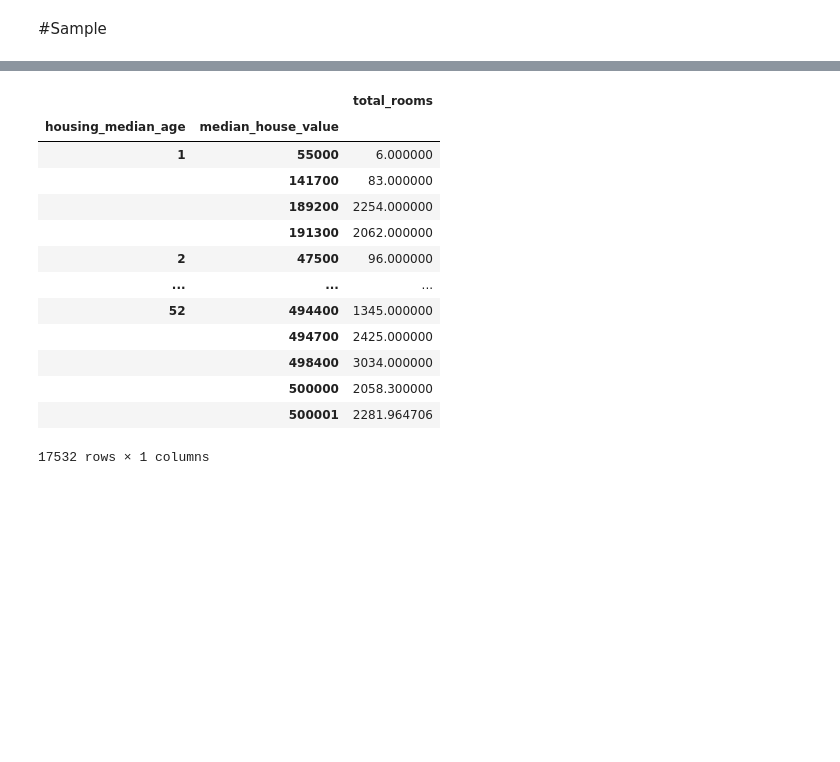
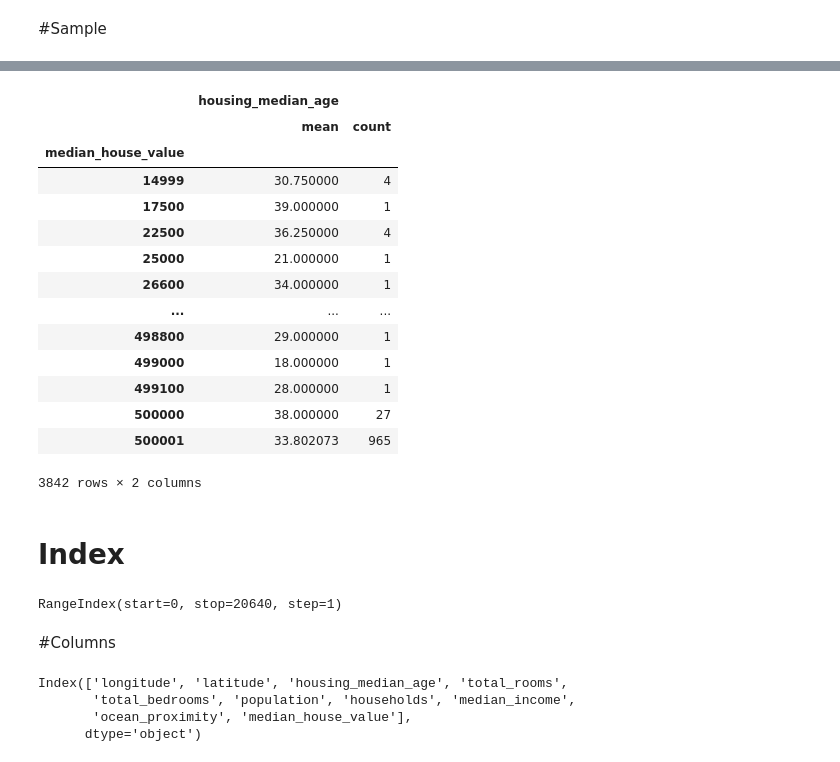
Before and after one commit to KARINAgoncalvesSOARES/Pandas, a Jupyter notebook: 20_funções_do_pandas_ipynbUntitled0.ipynb, the cells around one changed output, grey strips where cells are left out. Cells and saved outputs as stored; diff of their text form; code cells hidden in the pictures; blank space fills up the shorter version.

```diff
--- a/20_funções_do_pandas_ipynbUntitled0.ipynb
+++ b/20_funções_do_pandas_ipynbUntitled0.ipynb
@@ -270,17 +289,39 @@ arquivo.sample(n=8)
 # %%
-arquivo[['housing_median_age','median_house_value','total_rooms']].groupby(['housing_median_age','median_house_value']) .mean()
+arquivo[['median_house_value','housing_median_age']].groupby('median_house_value').agg(['mean','count'])
 # %% [output]
-|  |  | total_rooms |
-| housing_median_age | median_house_value |  |
-| 1 | 55000 | 6.000000 |
-|  | 141700 | 83.000000 |
-|  | 189200 | 2254.000000 |
-|  | 191300 | 2062.000000 |
-| 2 | 47500 | 96.000000 |
+|  | housing_median_age |  |
+|  | mean | count |
+| median_house_value |  |  |
+| 14999 | 30.750000 | 4 |
+| 17500 | 39.000000 | 1 |
+| 22500 | 36.250000 | 4 |
+| 25000 | 21.000000 | 1 |
+| 26600 | 34.000000 | 1 |
 | ... | ... | ... |
-| 52 | 494400 | 1345.000000 |
-|  | 494700 | 2425.000000 |
-|  | 498400 | 3034.000000 |
-|  | 500000 | 2058.300000 |
-|  | 500001 | 2281.964706 |
+| 498800 | 29.000000 | 1 |
+| 499000 | 18.000000 | 1 |
+| 499100 | 28.000000 | 1 |
+| 500000 | 38.000000 | 27 |
+| 500001 | 33.802073 | 965 |
-17532 rows × 1 columns
+3842 rows × 2 columns
+# %% [markdown]
+# Index
+# %%
+#start: O valor do parâmetro inicial0 ( se não for fornecido).
+
+#stop: O valor do parâmetro de parada .
+
+#step: O valor do parâmetro de etapa1 ( se não for fornecido).
+
+arquivo.index
+# %% [output]
+RangeIndex(start=0, stop=20640, step=1)
+# %% [markdown]
+#Columns
+# %%
+arquivo.columns
+# %% [output]
+Index(['longitude', 'latitude', 'housing_median_age', 'total_rooms',
+       'total_bedrooms', 'population', 'households', 'median_income',
+       'ocean_proximity', 'median_house_value'],
+      dtype='object')
```
Also changed, not shown: parts of 6 cells of this notebook.
